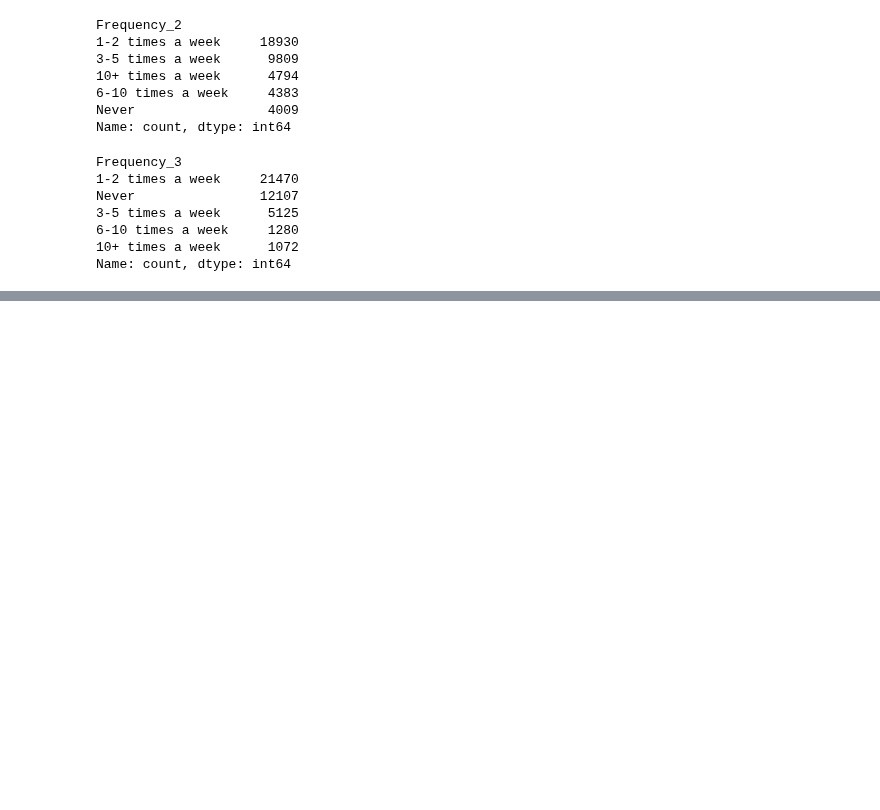
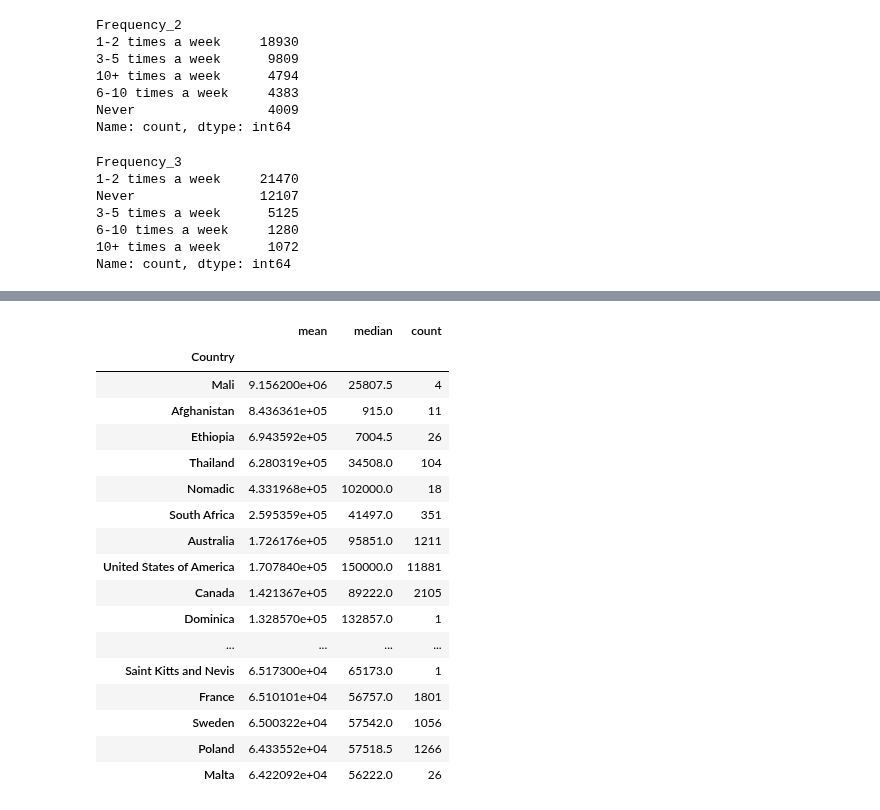
Before and after one commit to novik2713/data-circle-team-C, a Jupyter notebook: EDA.ipynb, the cells around one changed output, grey strips where cells are left out. Cells and saved outputs as stored; diff of their text form; code cells hidden in the pictures; blank space fills up the shorter version.

```diff
--- a/EDA.ipynb
+++ b/EDA.ipynb
@@ -187,0 +367,21 @@ Name: count, dtype: int64
+# %%
+grouped_data.sort_values(by='mean', ascending=False).head(50)
+# %% [output]
+|  | mean | median | count |
+| Country |  |  |  |
+| Mali | 9.156200e+06 | 25807.5 | 4 |
+| Afghanistan | 8.436361e+05 | 915.0 | 11 |
+| Ethiopia | 6.943592e+05 | 7004.5 | 26 |
+| Thailand | 6.280319e+05 | 34508.0 | 104 |
+| Nomadic | 4.331968e+05 | 102000.0 | 18 |
+| South Africa | 2.595359e+05 | 41497.0 | 351 |
+| Australia | 1.726176e+05 | 95851.0 | 1211 |
+| United States of America | 1.707840e+05 | 150000.0 | 11881 |
+| Canada | 1.421367e+05 | 89222.0 | 2105 |
+| Dominica | 1.328570e+05 | 132857.0 | 1 |
+| ... | ... | ... | ... |
+| Saint Kitts and Nevis | 6.517300e+04 | 65173.0 | 1 |
+| France | 6.510101e+04 | 56757.0 | 1801 |
+| Sweden | 6.500322e+04 | 57542.0 | 1056 |
+| Poland | 6.433552e+04 | 57518.5 | 1266 |
+| Malta | 6.422092e+04 | 56222.0 | 26 |
```
Also changed, not shown: parts of 21 cells of this notebook, 3 other files.
